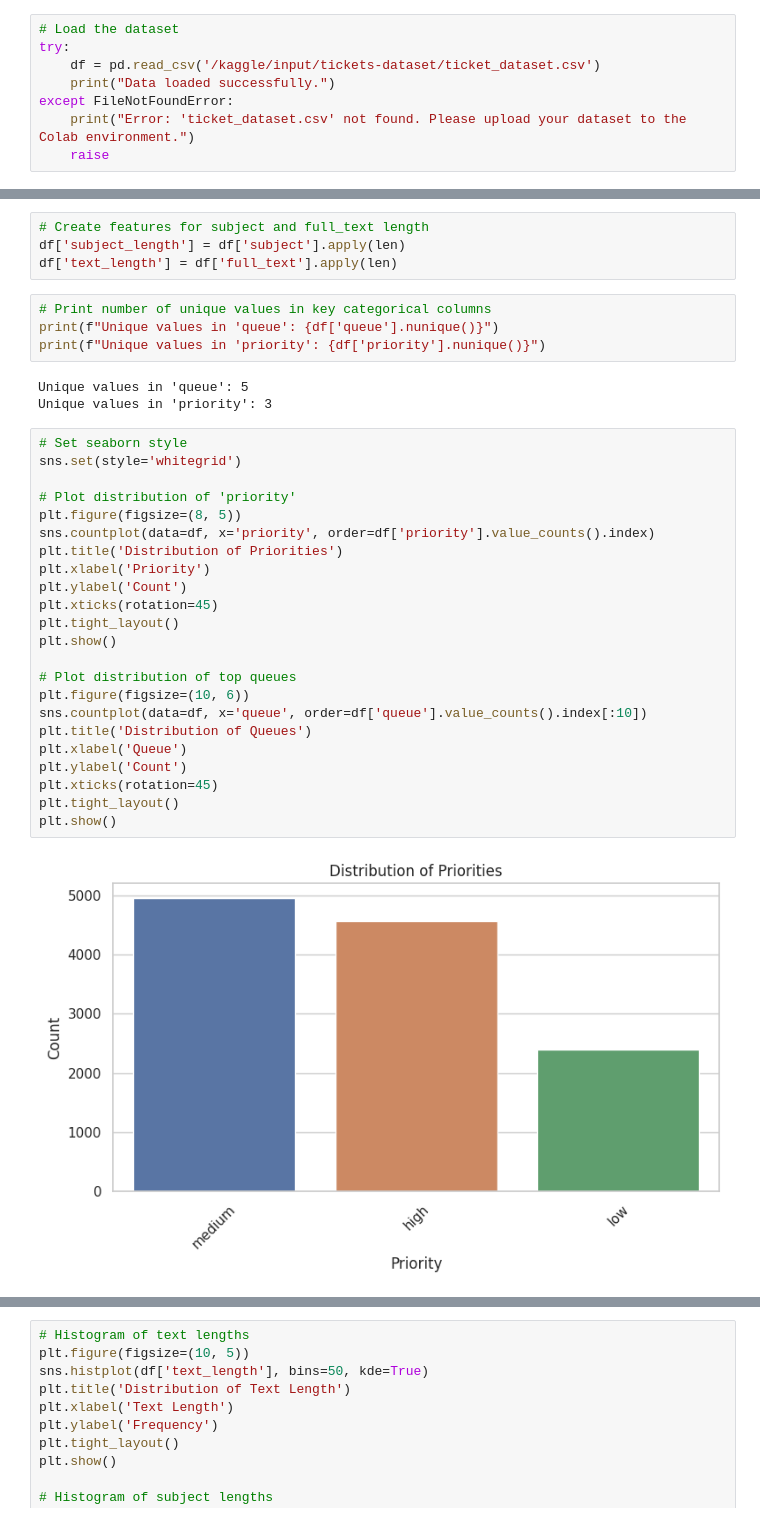
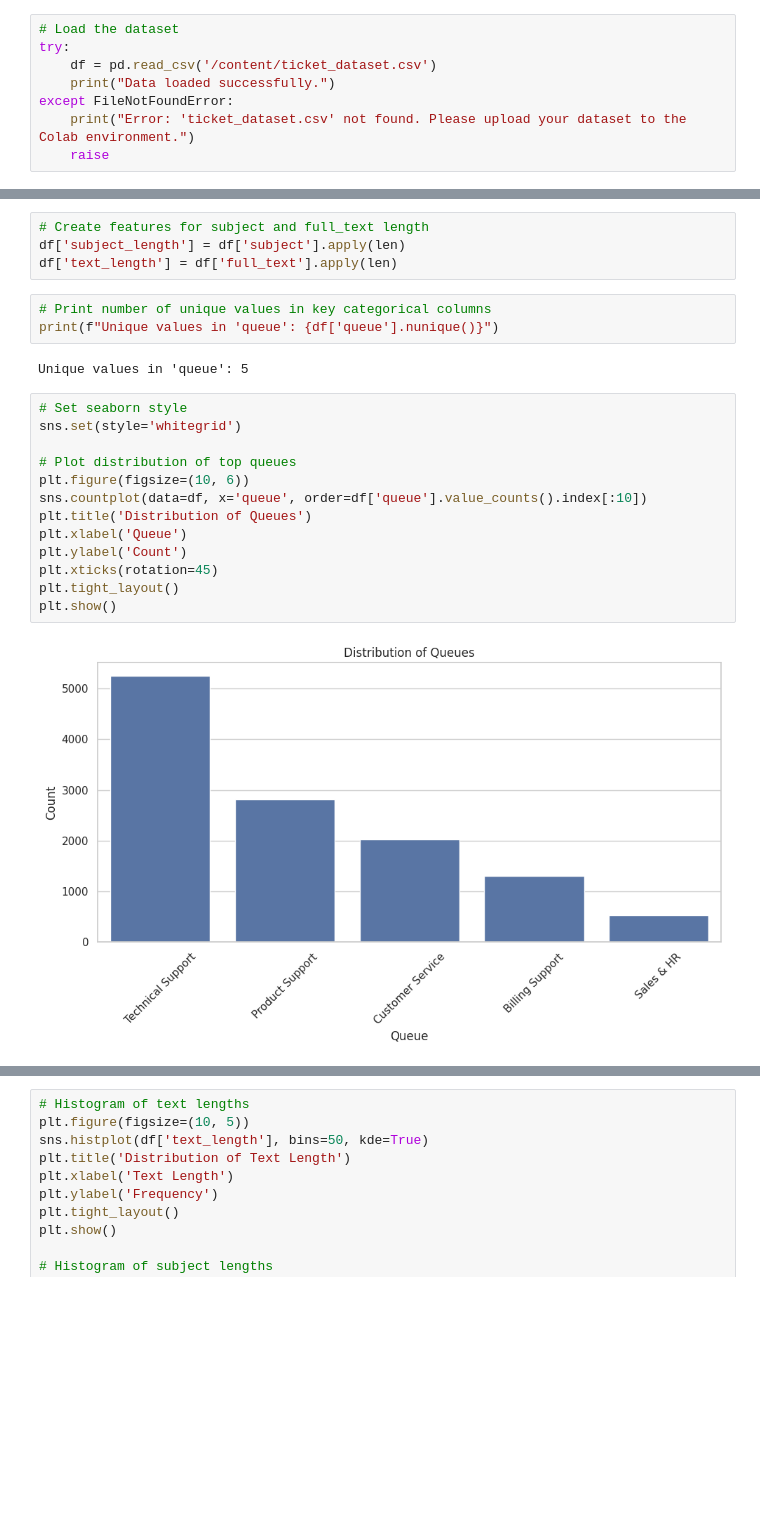
Before and after one commit to nikhilgupta221b/customer-query-categorization-distilbert, a Jupyter notebook: notebooks/01-eda-and-vis.ipynb, the cells around one changed output, grey strips where cells are left out. Cells and saved outputs as stored; diff of their text form; blank space fills up the shorter version.

```diff
--- a/notebooks/01-eda-and-vis.ipynb
+++ b/notebooks/01-eda-and-vis.ipynb
@@ -8,7 +8,7 @@ from wordcloud import WordCloud
 # %%
 # Load the dataset
 try:
-    df = pd.read_csv('/kaggle/input/tickets-dataset/ticket_dataset.csv')
+    df = pd.read_csv('/content/ticket_dataset.csv')
     print("Data loaded successfully.")
 except FileNotFoundError:
     print("Error: 'ticket_dataset.csv' not found. Please upload your dataset to the Colab environment.")
@@ -101,32 +101,20 @@ df['text_length'] = df['full_text'].apply(len)
 # %%
 # Print number of unique values in key categorical columns
 print(f"Unique values in 'queue': {df['queue'].nunique()}")
-print(f"Unique values in 'priority': {df['priority'].nunique()}")
 # %% [output]
 Unique values in 'queue': 5
-Unique values in 'priority': 3
 # %%
 # Set seaborn style
 sns.set(style='whitegrid')
-
-# Plot distribution of 'priority'
-plt.figure(figsize=(8, 5))
-sns.countplot(data=df, x='priority', order=df['priority'].value_counts().index)
-plt.title('Distribution of Priorities')
-plt.xlabel('Priority')
-plt.ylabel('Count')
-plt.xticks(rotation=45)
-plt.tight_layout()
-plt.show()
 
 # Plot distribution of top queues
 plt.figure(figsize=(10, 6))
 sns.countplot(data=df, x='queue', order=df['queue'].value_counts().index[:10])
 plt.title('Distribution of Queues')
 plt.xlabel('Queue')
 plt.ylabel('Count')
 plt.xticks(rotation=45)
 plt.tight_layout()
 plt.show()
 # %% [output]
-[figure, old version]
+[figure, new version]
```
Also changed, not shown: parts of 2 cells of this notebook.
